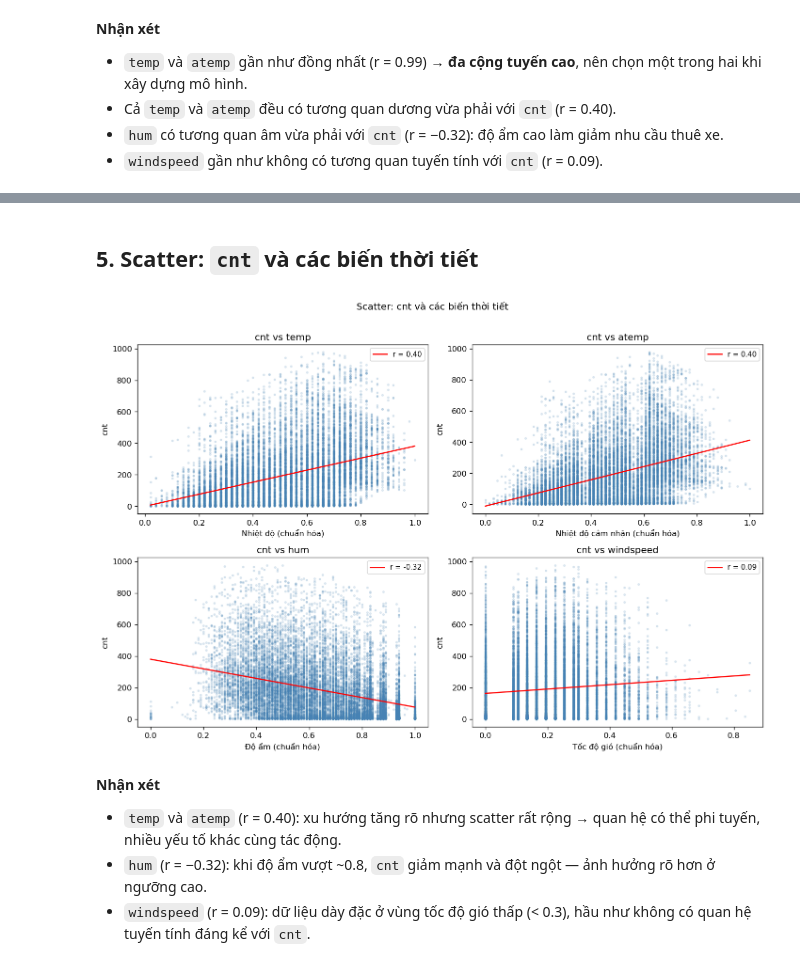
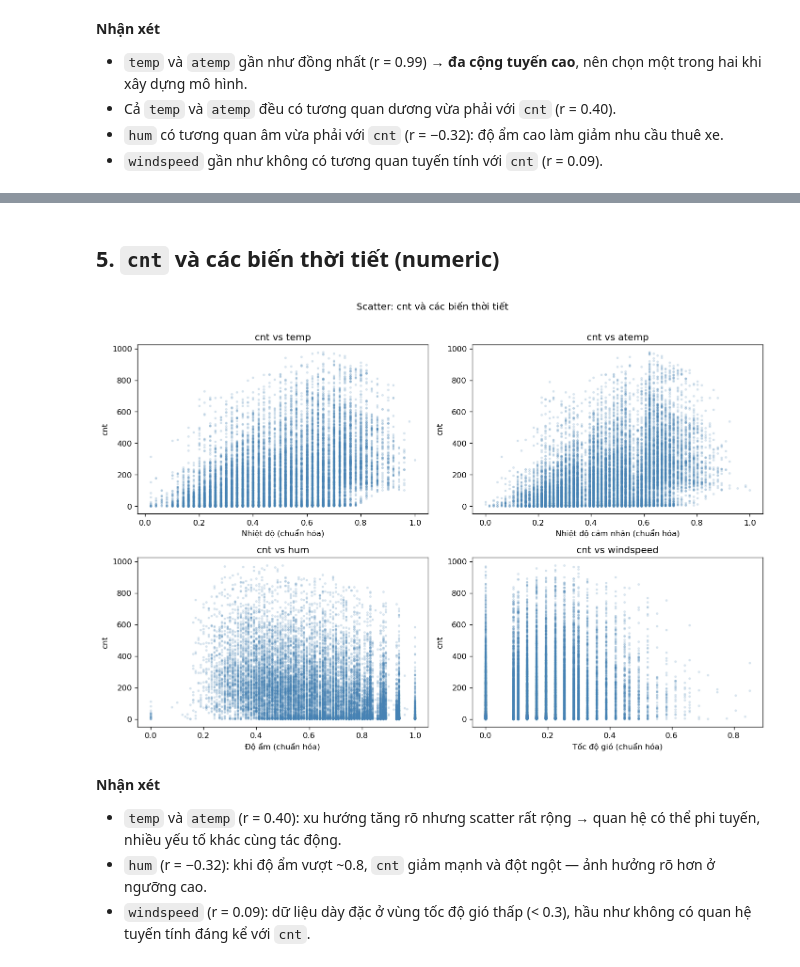
Before and after one commit to tdat1465/lab1-intro2ML, a Jupyter notebook: code/Part1_Regression/eda.ipynb, the cells around one changed output, grey strips where cells are left out. Cells and saved outputs as stored; diff of their text form; code cells hidden in the pictures.

Commit message:
data: done eda

```diff
--- a/code/Part1_Regression/eda.ipynb
+++ b/code/Part1_Regression/eda.ipynb
@@ -174,0 +238,35 @@ plt.show()
+# %%
+ordinal_vars = ["weathersit"]
+
+# --- Bảng hệ số Spearman và p-value ---
+rows = []
+for var in ordinal_vars:
+    r, p = stats.spearmanr(df[var], df[TARGET])
+    rows.append({"Biến": var, "Spearman r": round(r, 4), "p-value": f"{p:.2e}",
+                 "Có ý nghĩa (p<0.05)": "✓" if p < 0.05 else "✗"})
+spearman_df = pd.DataFrame(rows).set_index("Biến")
+print(spearman_df.to_string())
+
+# --- Heatmap ma trận Spearman + Bar chart ---
+spearman_mat = df[ordinal_vars + [TARGET]].corr(method="spearman")
+
+fig, axes = plt.subplots(1, 2, figsize=(13, 4))
+
+sns.heatmap(spearman_mat, annot=True, fmt=".2f", cmap="coolwarm",
+            vmin=-1, vmax=1, square=True, linewidths=0.5, ax=axes[0])
+axes[0].set_title("Ma trận Spearman (ordinal + cnt)")
+
+r_vals = [stats.spearmanr(df[v], df[TARGET])[0] for v in ordinal_vars]
+colors = ["steelblue" if r > 0 else "tomato" for r in r_vals]
+axes[1].barh(ordinal_vars, r_vals, color=colors, edgecolor="white")
+axes[1].axvline(0, color="black", linewidth=0.8)
+axes[1].set_xlim(-1, 1)
+axes[1].set_xlabel("Spearman r")
+axes[1].set_title("Spearman r với cnt")
+for i, r in enumerate(r_vals):
+    axes[1].text(r + 0.02 * np.sign(r), i, f"{r:.3f}", va="center", fontsize=10)
+
+plt.suptitle("Spearman's Rank-Order Correlation — biến ordinal vs cnt", fontsize=12)
+plt.tight_layout()
+plt.savefig(IMGS_DIR / "spearman_ordinal.png", bbox_inches="tight")
+plt.show()
@@ -175,31 +285,27 @@ plt.show()
 # %% [markdown]
-## 5. Scatter: `cnt` và các biến thời tiết
+## 5. `cnt` và các biến thời tiết (numeric)
 # %%
 weather_vars = ["temp", "atemp", "hum", "windspeed"]
 labels = {
     "temp": "Nhiệt độ (chuẩn hóa)",
     "atemp": "Nhiệt độ cảm nhận (chuẩn hóa)",
     "hum": "Độ ẩm (chuẩn hóa)",
     "windspeed": "Tốc độ gió (chuẩn hóa)",
 }
 
 fig, axes = plt.subplots(2, 2, figsize=(12, 8))
 for ax, var in zip(axes.flat, weather_vars):
     ax.scatter(df[var], df[TARGET], alpha=0.15, s=5, color="steelblue")
-    m, b, r, *_ = stats.linregress(df[var], df[TARGET])
-    x_line = np.linspace(df[var].min(), df[var].max(), 100)
-    ax.plot(x_line, m * x_line + b, color="red", linewidth=1.5, label=f"r = {r:.2f}")
     ax.set_xlabel(labels[var])
     ax.set_ylabel("cnt")
     ax.set_title(f"cnt vs {var}")
-    ax.legend(fontsize=9)
 
 plt.suptitle("Scatter: cnt và các biến thời tiết", y=1.01)
 plt.tight_layout()
 plt.savefig(IMGS_DIR / "scatter_weather_cnt.png", bbox_inches="tight")
 plt.show()
 # %% [output]
-[figure, old version]
+[figure, new version]
 # %% [markdown]
 **Nhận xét**
 
```
Also changed, not shown: parts of 32 cells of this notebook, 1 other file.
